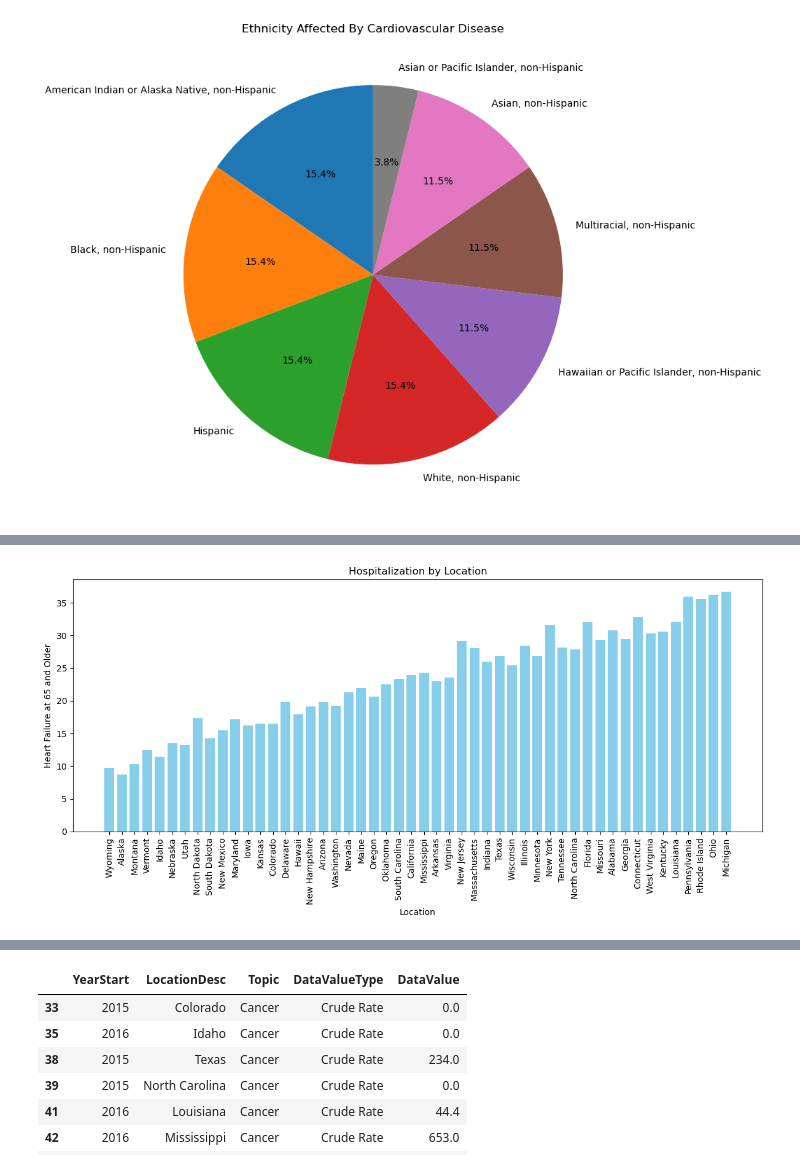
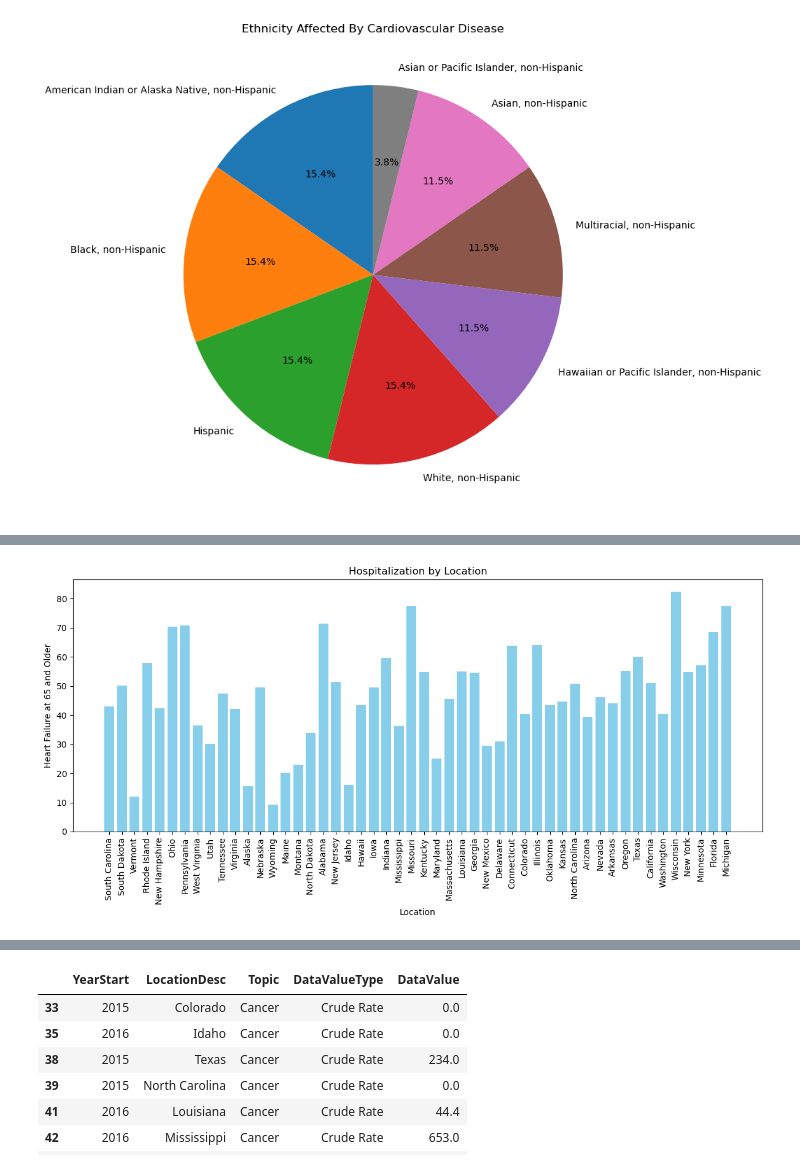
Before and after one commit to ajones1010/Project-1-, a Jupyter notebook: project_1trejo.ipynb, the cells around one changed output, grey strips where cells are left out. Saved outputs shown, nothing was run; the diff lists cells and outputs as text; code cells hidden in the pictures.

Commit message:
UpdatedFinalChangesEthnicity

```diff
--- a/project_1trejo.ipynb
+++ b/project_1trejo.ipynb
@@ -575,6 +558,6 @@ Diseases of the heart mortality among all people, underlying cause
 Name: count, dtype: int64
 # %%
-hopitalization_over65=us_chronic_gender[us_chronic_gender['Question']=='Hospitalization for heart failure as principal diagnosis, Medicare-beneficiaries aged 65 years and older']
-hopitalization_over65
+hopitalization_agedover65=us_chronic_ethnicity[us_chronic_ethnicity['Question']=='Hospitalization for heart failure as principal diagnosis, Medicare-beneficiaries aged 65 years and older']
+hopitalization_agedover65
 # %% [output]
 |  | YearStart | YearEnd | LocationAbbr | LocationDesc | DataSource | Topic | Question | DataValueUnit | ... |
@@ -593,16 +576,16 @@ hopitalization_over65
 # %%
 #The hospitalizations for heart failure for 65 and older
-locations = hopitalization_over65['LocationDesc']
-hopitalization_rate = hopitalization_over65['DataValue']
+locations = hopitalization_agedover65['LocationDesc']
+hopitalization_rate = hopitalization_agedover65['DataValue']
 
 plt.figure(figsize=(12, 6))
 plt.bar(locations, hopitalization_rate, color='skyblue')
 plt.xlabel('Location')
 plt.ylabel('Heart Failure at 65 and Older')
 plt.title('Hospitalization by Location')
 plt.xticks(rotation=90)
 plt.tight_layout()
 plt.show()
 # %% [output]
-[figure, old version]
+[figure, new version]
 # %%
```
Also changed, not shown: parts of 6 cells of this notebook.
